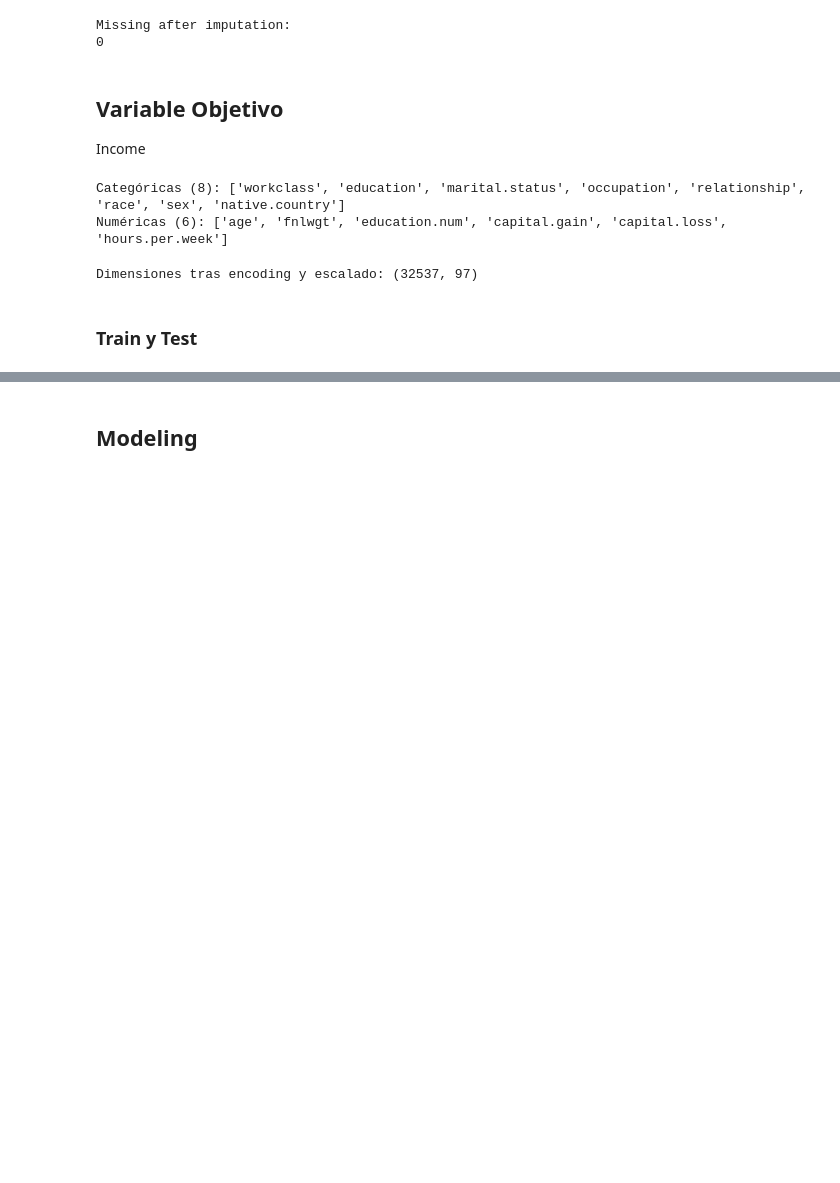
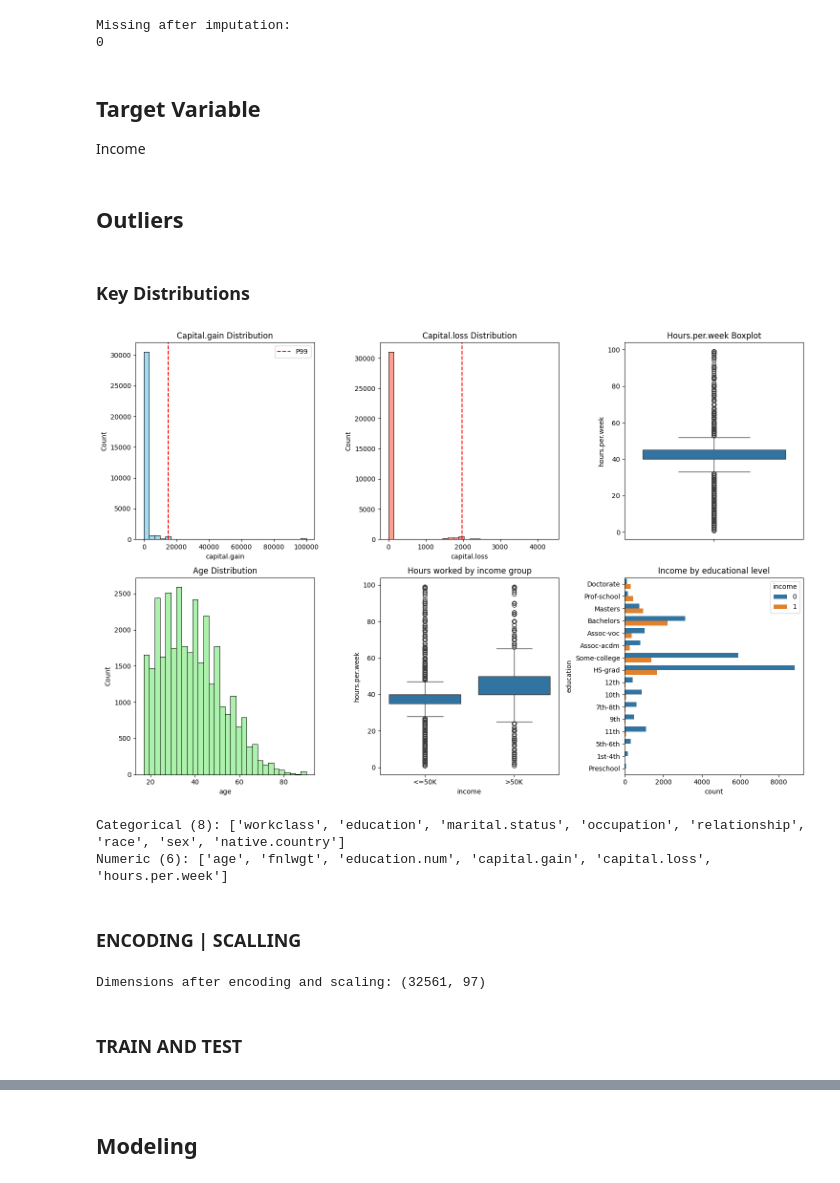
Before and after one commit to msalaverri/recommendation-system-msalaverri, a Jupyter notebook: src/explore.ipynb, the cells around one changed output, grey strips where cells are left out. Drawn from its saved outputs; the diff is of its cells as text; code cells hidden in the pictures; blank space fills up the shorter version.

```diff
--- a/src/explore.ipynb
+++ b/src/explore.ipynb
@@ -161,6 +182,6 @@ print(df.isnull().sum().sum())
 Missing after imputation:
 0
 # %% [markdown]
-## Variable Objetivo
+## Target Variable
 
 Income
@@ -167,33 +193,68 @@ Income
+# %% [markdown]
+## Outliers
+# %% [markdown]
+### Key Distributions
+# %%
+fig, axes = plt.subplots(2, 3, figsize=(15, 10))
+
+#Capital Gain
+sns.histplot(data=df, x='capital.gain', bins=30, ax=axes[0,0], color='skyblue')
+axes[0,0].set_title('Capital.gain Distribution')
+axes[0,0].axvline(df['capital.gain'].quantile(0.99), color='red', linestyle='--', label='P99')
+axes[0,0].legend()
+
+# Capital loss
+sns.histplot(data=df, x='capital.loss', bins=30, ax=axes[0,1], color='salmon')
+axes[0,1].set_title('Capital.loss Distribution')
+axes[0,1].axvline(df['capital.loss'].quantile(0.99), color='red', linestyle='--')
+
+# Hour per week
+sns.boxplot(data=df, y='hours.per.week', ax=axes[0,2])
+axes[0,2].set_title('Hours.per.week Boxplot')
+
+# Age
+sns.histplot(data=df, x='age', bins=30, ax=axes[1,0], color='lightgreen')
+axes[1,0].set_title('Age Distribution')
+
+# Income vs. Hours
+sns.boxplot(data=df, x='income', y='hours.per.week', ax=axes[1,1])
+axes[1,1].set_title('Hours worked by income group')
+axes[1,1].set_xticklabels(['<=50K', '>50K'])
+
+# Incvome vs. Education
+
+edu_order = df.groupby('education')['income'].mean().sort_values(ascending=False).index
+sns.countplot(data=df, y='education', hue='income', order=edu_order, ax=axes[1,2])
+axes[1,2].set_title('Income by educational level')
+plt.tight_layout()
+plt.show()
+# %% [output]
+[figure, added]
 # %%
-# VARIABLE OBJETIVO
-df['income'] = df['income'].map({'<=50K': 0, '>50K': 1})
-
-# SEPARACIÓN X e y
-X = df.drop('income', axis=1)
-y = df['income']
-
-# COLUMNAS CATEGÓRICAS Y NUMÉRICAS
+# CATEGORICAL AND NUMERICAL COLUMNS
 cat_cols = X.select_dtypes(include='object').columns
 num_cols = X.select_dtypes(include='number').columns
 
-print(f"Categóricas ({len(cat_cols)}): {list(cat_cols)}")
-print(f"Numéricas ({len(num_cols)}): {list(num_cols)}")
+print(f"Categorical ({len(cat_cols)}): {list(cat_cols)}")
+print(f"Numeric ({len(num_cols)}): {list(num_cols)}")
 # %% [output]
-Categóricas (8): ['workclass', 'education', 'marital.status', 'occupation', 'relationship', 'race', 'sex', 'native.country']
-Numéricas (6): ['age', 'fnlwgt', 'education.num', 'capital.gain', 'capital.loss', 'hours.per.week']
+Categorical (8): ['workclass', 'education', 'marital.status', 'occupation', 'relationship', 'race', 'sex', 'native.country']
+Numeric (6): ['age', 'fnlwgt', 'education.num', 'capital.gain', 'capital.loss', 'hours.per.week']
+# %% [markdown]
+### ENCODING | SCALLING
 # %%
-# ONE-HOT ENCODING PARA CATEGÓRICAS
+# ONE-HOT ENCODING FOR CATEGORICAL
 X_encoded = pd.get_dummies(X, columns=cat_cols, drop_first=True)
 
-# ESCALADO DE NUMÉRICAS
+# NUMERIC SCALLING
 scaler = StandardScaler()
 X_encoded[num_cols] = scaler.fit_transform(X[num_cols])
 
-print("Dimensiones tras encoding y escalado:", X_encoded.shape)
+print("Dimensions after encoding and scaling:", X_encoded.shape)
 # %% [output]
-Dimensiones tras encoding y escalado: (32537, 97)
+Dimensions after encoding and scaling: (32561, 97)
-# %% [markdown]
-### Train y Test
+# %% [markdown]
+### TRAIN AND TEST
 # %%
 # TRAIN-TEST SPLIT
 X_train, X_test, y_train, y_test = train_test_split(
```
Also changed, not shown: parts of 21 cells of this notebook.
